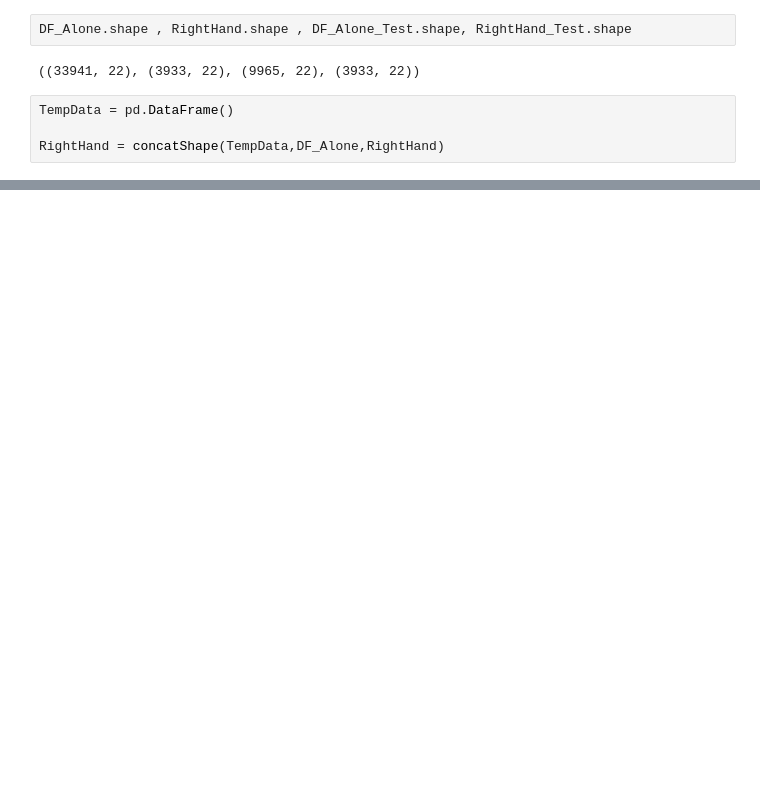
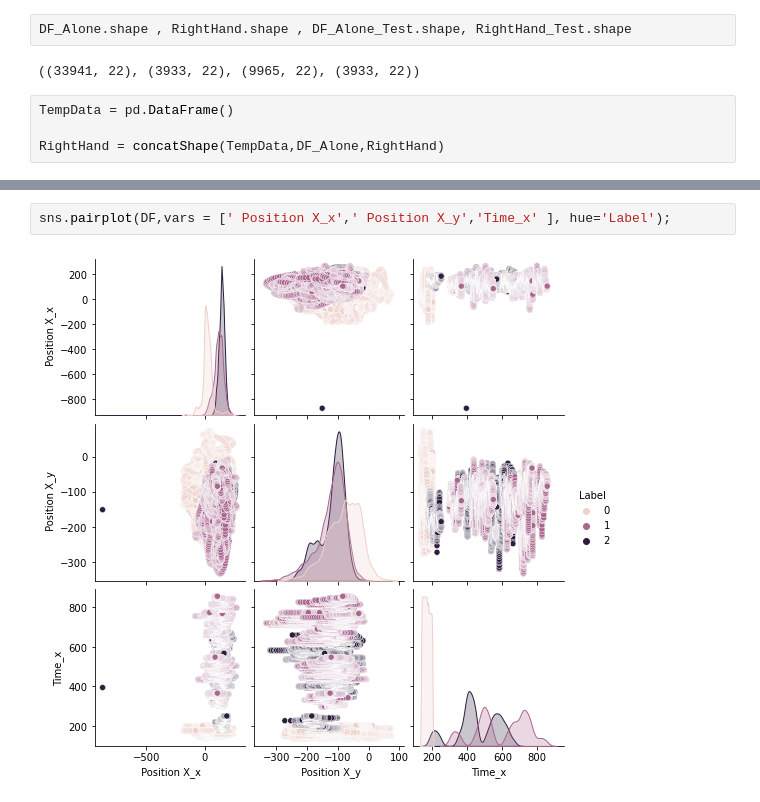
Before and after one commit to GalKoaz/Data-visualization, a Jupyter notebook: Hands.ipynb, the cells around one changed output, grey strips where cells are left out. Cells and saved outputs as stored; diff of their text form; blank space fills up the shorter version.

```diff
--- a/Hands.ipynb
+++ b/Hands.ipynb
@@ -974,0 +819,4 @@ scores_soft
+# %%
+sns.pairplot(DF,vars = [' Position X_x',' Position X_y','Time_x' ], hue='Label');
+# %% [output]
+[figure, added]
```
Also changed, not shown: parts of 146 cells of this notebook.
